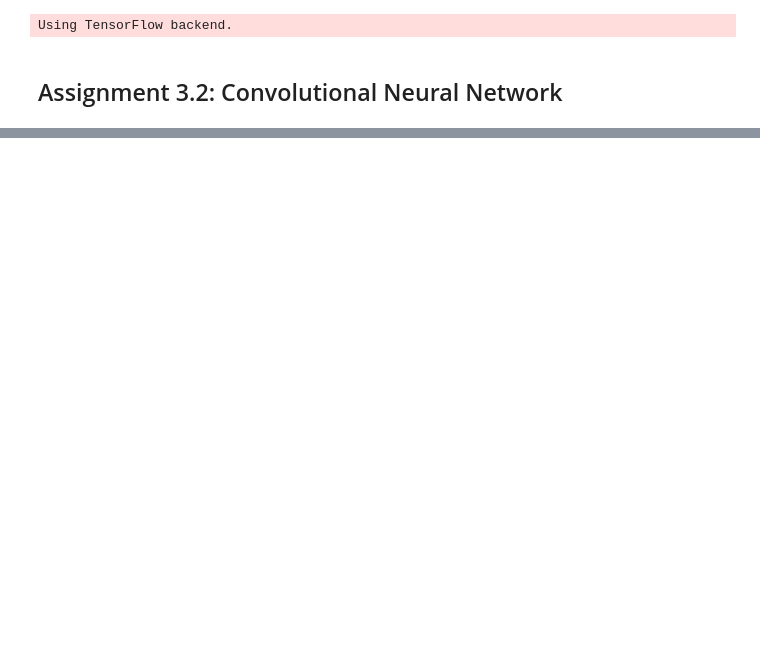
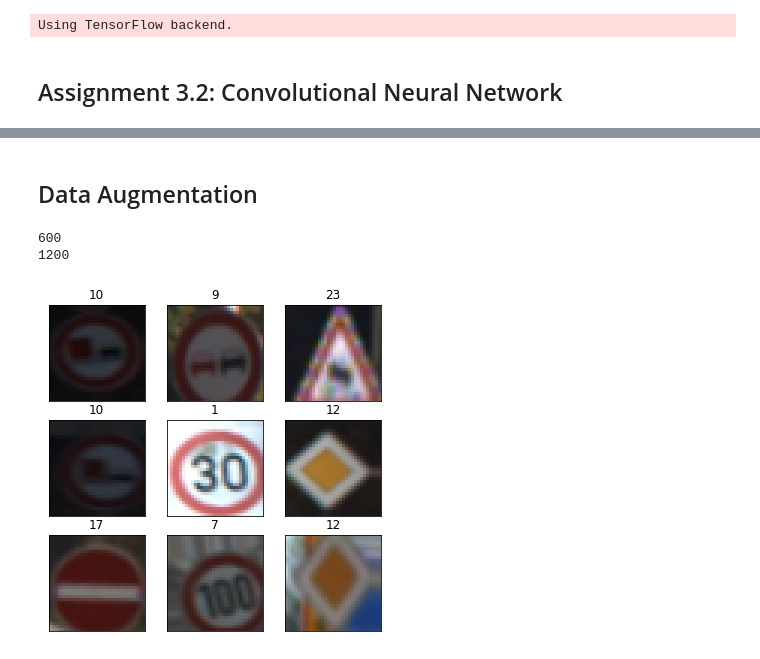
Before and after one commit to finfando/traffic-sign-detection, a Jupyter notebook: assignment_3_4/02a_train_classification.ipynb, the cells around one changed output, grey strips where cells are left out. Cells and saved outputs as stored; diff of their text form; code cells hidden in the pictures; blank space fills up the shorter version.

```diff
--- a/assignment_3_4/02a_train_classification.ipynb
+++ b/assignment_3_4/02a_train_classification.ipynb
@@ -221,45 +308,53 @@ Saved model to disk
+# %% [markdown]
+## Data Augmentation
 # %%
-# from keras.preprocessing.image import ImageDataGenerator
+from keras.preprocessing.image import ImageDataGenerator
 
-# print(len(tr_signs))
-# tr_signs_aug = np.array(tr_signs, copy=True)
-# tr_labels_aug = np.array(tr_labels, copy=True)
+early_stopping = EarlyStopping(monitor='val_loss', min_delta=0, patience=50, verbose=0, mode='auto')
 
-# #datagen = ImageDataGenerator(width_shift_range=0.2, height_shift_range=0.2, shear_range=0.2, zoom_range=0.2, fill_mode='nearest')
+print(len(tr_signs))
+tr_signs_aug = np.array(tr_signs, copy=True)
+tr_labels_aug = np.array(tr_labels, copy=True)
 
-# datagen = ImageDataGenerator(featurewise_center=False,
-#                              featurewise_std_normalization=False,
-#                              width_shift_range=0.1,
-#                              height_shift_range=0.1,
-#                              zoom_range=0.2,
-#                              shear_range=0.1,
-#                              rotation_range=10.)
+#datagen = ImageDataGenerator(width_shift_range=0.2, height_shift_range=0.2, shear_range=0.2, zoom_range=0.2, fill_mode='nearest')
 
-# datagen.fit(tr_signs_aug, augment=True)
+datagen = ImageDataGenerator(featurewise_center=False,
+                             featurewise_std_normalization=False,
+                             width_shift_range=0.1,
+                             height_shift_range=0.1,
+                             zoom_range=0.2,
+                             shear_range=0.1,
+                             rotation_range=10.)
 
-# # Concatenating the old data with the augmented data
-# tr_signs_aug  = np.concatenate((tr_signs, tr_signs_aug), axis=0)
-# tr_labels_aug  = np.concatenate((tr_labels, tr_labels_aug), axis=0)
+datagen.fit(tr_signs_aug, augment=True)
 
-# print(len(tr_signs_aug))
+# Concatenating the old data with the augmented data
+tr_signs_aug  = np.concatenate((tr_signs, tr_signs_aug), axis=0)
+tr_labels_aug  = np.concatenate((tr_labels, tr_labels_aug), axis=0)
 
-# for x_batch, y_batch in datagen.flow(tr_signs_aug, tr_labels_aug, batch_size=9):
-#     # create a grid of 3x3 images
-#     fig = plt.figure(figsize=(6,6))
-#     for i in range(0, 9):
-#         ax = fig.add_subplot(3, 3, 1 + i, xticks=[], yticks=[])
-#         ax.set_title(np.argmax(y_batch[i]))
-#         plt.imshow(cv2.cvtColor(x_batch[i], cv2.COLOR_BGR2RGB))
-#     # show the plot
-#     plt.show()
-#     break
+print(len(tr_signs_aug))
 
-# train_steps = int(len(tr_signs_aug) / 16)
-# valid_steps = int(len(va_signs) / 16)
-# data = cnn.fit_generator(datagen.flow(tr_signs_aug, tr_labels_aug, batch_size=16), epochs=100, steps_per_epoch=train_steps, verbose=2, validation_data=(va_signs, va_labels), validation_steps=valid_steps, callbacks=[tensorboard, early_stopping])
+for x_batch, y_batch in datagen.flow(tr_signs_aug, tr_labels_aug, batch_size=9):
+    # create a grid of 3x3 images
+    fig = plt.figure(figsize=(6,6))
+    for i in range(0, 9):
+        ax = fig.add_subplot(3, 3, 1 + i, xticks=[], yticks=[])
+        ax.set_title(np.argmax(y_batch[i]))
+        plt.imshow(cv2.cvtColor(x_batch[i], cv2.COLOR_BGR2RGB))
+    # show the plot
+    plt.show()
+    break
 
-# start = time()
-# loss, acc = cnn.evaluate(te_signs, te_labels, verbose=0)
-# end = time()
-# print('CNN took ' + str(end - start) + ' seconds')
-# print('Test loss: ' + str(loss) + ' - Accuracy: ' + str(acc))
+train_steps = int(len(tr_signs_aug) / 16)
+valid_steps = int(len(va_signs) / 16)
+data = cnn.fit_generator(datagen.flow(tr_signs_aug, tr_labels_aug, batch_size=128), epochs=200, steps_per_epoch=train_steps, verbose=2, validation_data=(va_signs, va_labels), validation_steps=valid_steps, callbacks=[tensorboard, early_stopping])
+
+start = time()
+loss, acc = cnn.evaluate(te_signs, te_labels, verbose=0)
+end = time()
+print('CNN took ' + str(end - start) + ' seconds')
+print('Test loss: ' + str(loss) + ' - Accuracy: ' + str(acc))
+# %% [output]
+600
+1200
+[figure, added]
```
Also changed, not shown: parts of 11 cells of this notebook, 3 other files.
